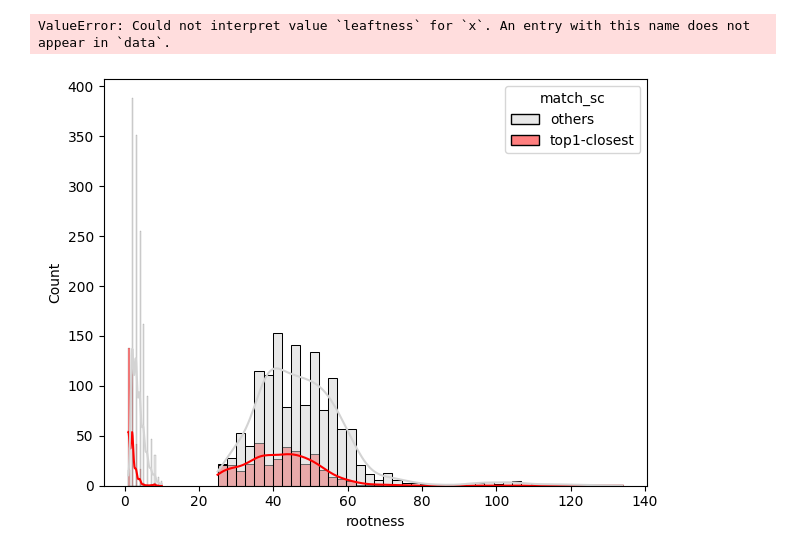
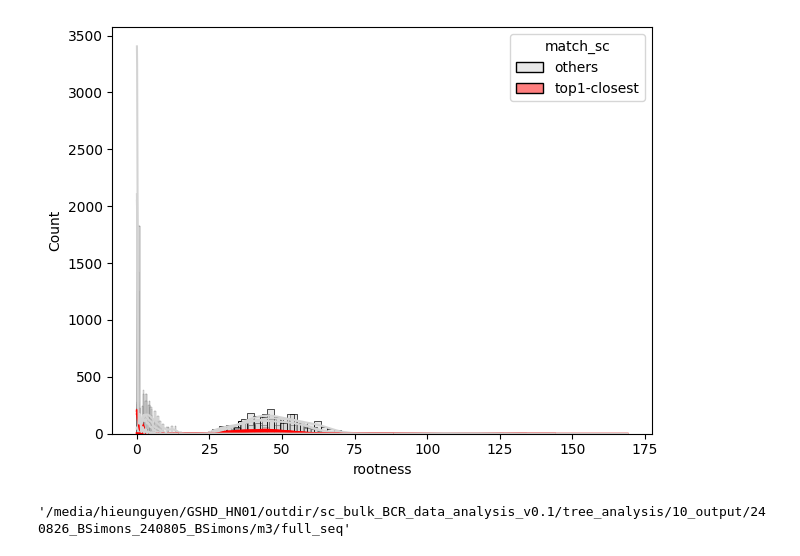
Before and after one commit to hieunguyen4193/sc_bulk_BCR_data_analysis, a Jupyter notebook: Tree10_bar_plot_tree_features.ipynb, the cells around one changed output. Drawn from its saved outputs; the diff is of its cells as text; code cells hidden in the pictures.

```diff
--- a/Tree10_bar_plot_tree_features.ipynb
+++ b/Tree10_bar_plot_tree_features.ipynb
@@ -96,37 +96,48 @@ for mouseid in ["m1", "m2", "m3"]:
                 df.columns = [change_name[item] if item in change_name.keys() else item for item in df.columns]
                 df["num_node"] = len(treeobj.nodes)
                 df["num_leaves"] = len(treeobj.leaves)
                 df_org = df.copy()
 
                 dist2sc = dist2sc_org[dist2sc_org.columns[4:]].drop(["aaSeqCDR3", "cloneid"], axis = 1)
                 dist2sc = dist2sc[dist2sc["seqid"].duplicated() == False]
                 dfmerge = df.merge(dist2sc, right_on = "seqid", left_on = "seqid")
 
                 dfmerge = dfmerge.drop([item for item in dfmerge.columns if "-1" in item], axis = 1)
                 treedf = pd.concat([treedf, dfmerge], axis = 0)
 
         treedf["match_sc"] = treedf[["cloneID", "min_dist_to_a_cell"]].apply(
         lambda x: "top1-closest" if x[1] == treedf[treedf["cloneID"] == x[0]]["min_dist_to_a_cell"].min() else "others", axis = 1)
         treedf = treedf.sort_values(by = "num_node", ascending = False)
         treedf.to_csv(os.path.join(path_to_10_output, "tree_dist_plotdf.csv"), index = False)
     else:
         treedf = pd.read_csv(os.path.join(path_to_10_output, "tree_dist_plotdf.csv"))
 
     countdf = treedf[["cloneID", "num_node"]].copy()
     countdf = countdf[countdf["cloneID"].duplicated() == False]
 
-    # selected_clones = countdf.head(100).cloneID
+    topN = 200
+    selected_clones = countdf.head(topN).cloneID
     palette = {
     'top1-closest': 'red',
     'others': 'lightgray'}
 
     for f in ["rootness", "topo_rootness", "leafness", "topo_leafness"]:
+        os.system(f"mkdir -p {path_to_10_output}/all_clones")
+        os.system(f"mkdir -p {path_to_10_output}/top{topN}_clones")
+
         sns.histplot(data = treedf, x = f, hue = "match_sc", palette = palette, kde = True)
         plt.tight_layout()
-        plt.savefig(os.path.join(path_to_10_output, f"histogram_{mouseid}_{f}.svg"))
+        plt.savefig(os.path.join(path_to_10_output, "all_clones", f"histogram_{mouseid}_{f}.svg"))
+
+        sns.histplot(data = treedf.head(topN), x = f, hue = "match_sc", palette = palette, kde = True)
+        plt.tight_layout()
+        plt.savefig(os.path.join(path_to_10_output, f"top{topN}_clones", f"histogram_{mouseid}_{f}.svg"))
 # %% [output]
-ValueError: Could not interpret value `leaftness` for `x`. An entry with this name does not appear in `data`.
-[figure, old version]
+[figure, new version]
+# %%
+path_to_10_output
+# %% [output]
+'/media/hieunguyen/GSHD_HN01/outdir/sc_bulk_BCR_data_analysis_v0.1/tree_analysis/10_output/240826_BSimons_240805_BSimons/m3/full_seq'
 # %%
 # plt.figure(figsize= (15, 10))
 # palette = {
```
